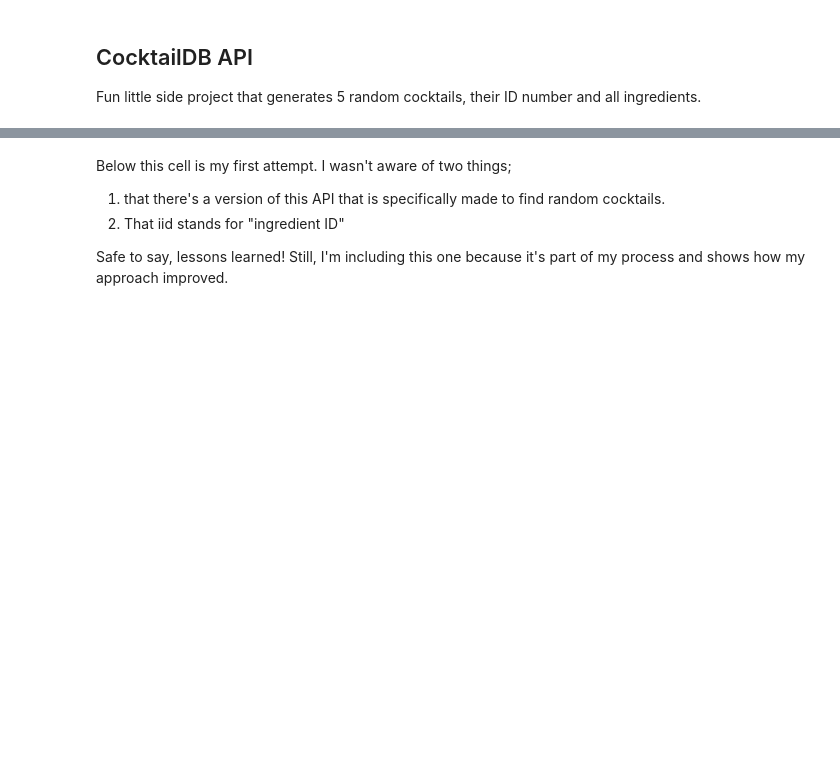
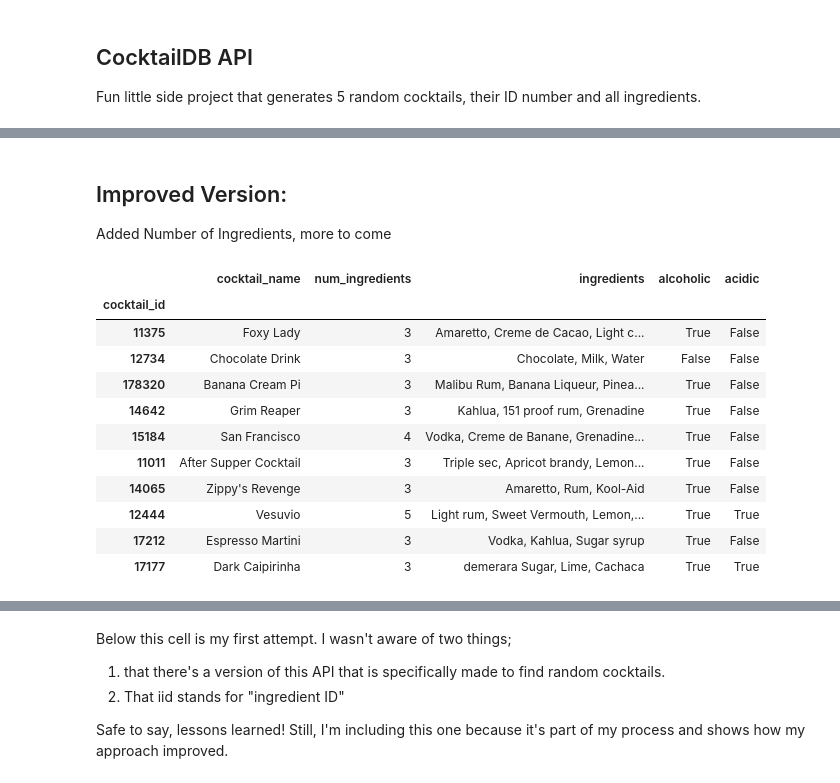
Before and after one commit to andrewsarracini/CocktailDB_API, a Jupyter notebook: CocktailAPI_test.ipynb, the cells around one changed output, grey strips where cells are left out. Cells and saved outputs as stored; diff of their text form; code cells hidden in the pictures; blank space fills up the shorter version.

```diff
--- a/CocktailAPI_test.ipynb
+++ b/CocktailAPI_test.ipynb
@@ -47,0 +45,68 @@ df_cocktail
+# %% [markdown]
+## Improved Version:
+Added Number of Ingredients, more to come
+# %%
+import requests
+import json
+import pandas as pd
+
+cocktail_id = []
+names = []
+ingredients = []
+num_ingredients = []
+alcoholic = []
+acidic = []
+
+url = "https://www.thecocktaildb.com/api/json/v1/1/random.php"
+
+# Generate 1 random cocktail that is valid
+while len(cocktail_id) < 10:
+    r = requests.get(url)
+
+    if r.status_code == 200:
+        site_json = r.json()
+
+        # Check if the response contains valid data
+        if 'drinks' in site_json and site_json['drinks']:
+            drink = site_json['drinks'][0]
+            name = drink.get('strDrink')
+
+            # Append the columns
+            cocktail_id.append(drink['idDrink'])
+            names.append(name)
+
+            # Extract ingredients (removing Nones) -- special case
+            # Keeping all arrays equal length; joining all ingredients into a single comma-separated list
+            ingredients_raw = [drink.get(f'strIngredient{i}', '') for i in range(1, 16)]
+            ingredients.append(', '.join(filter(None, ingredients_raw)))
+
+            # Calculate and append the number of ingredients
+            num_ingredients.append(len(list(filter(None, ingredients_raw))))
+
+            alcoholic_status = drink.get('strAlcoholic', '').lower() == 'alcoholic'
+            alcoholic.append(alcoholic_status)
+
+            acidic_status = any(ingredient in ["Lemon", "Lime", "Orange"] for ingredient in ingredients_raw)
+            acidic.append(acidic_status)
+
+        else:
+            continue
+
+# Create DataFrame
+df_cocktail = pd.DataFrame({"cocktail_id": cocktail_id, "cocktail_name": names, "num_ingredients": num_ingredients, "ingredients":ingredients, "alcoholic":alcoholic, "acidic":acidic})
+df_cocktail.set_index("cocktail_id", inplace=True)
+
+df_cocktail
+# %% [output]
+|  | cocktail_name | num_ingredients | ingredients | alcoholic | acidic |
+| cocktail_id |  |  |  |  |  |
+| 11375 | Foxy Lady | 3 | Amaretto, Creme de Cacao, Light c... | True | False |
+| 12734 | Chocolate Drink | 3 | Chocolate, Milk, Water | False | False |
+| 178320 | Banana Cream Pi | 3 | Malibu Rum, Banana Liqueur, Pinea... | True | False |
+| 14642 | Grim Reaper | 3 | Kahlua, 151 proof rum, Grenadine | True | False |
+| 15184 | San Francisco | 4 | Vodka, Creme de Banane, Grenadine... | True | False |
+| 11011 | After Supper Cocktail | 3 | Triple sec, Apricot brandy, Lemon... | True | False |
+| 14065 | Zippy's Revenge | 3 | Amaretto, Rum, Kool-Aid | True | False |
+| 12444 | Vesuvio | 5 | Light rum, Sweet Vermouth, Lemon,... | True | True |
+| 17212 | Espresso Martini | 3 | Vodka, Kahlua, Sugar syrup | True | False |
+| 17177 | Dark Caipirinha | 3 | demerara Sugar, Lime, Cachaca | True | True |
```
Also changed, not shown: parts of 3 cells of this notebook, 2 other files.
